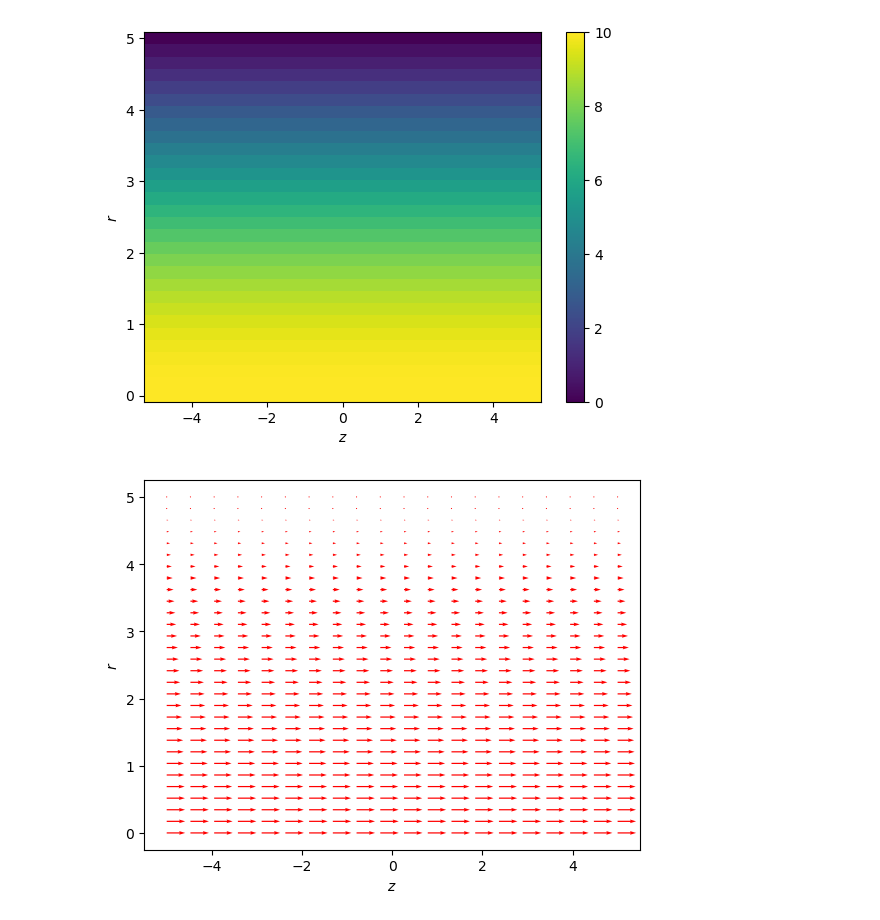
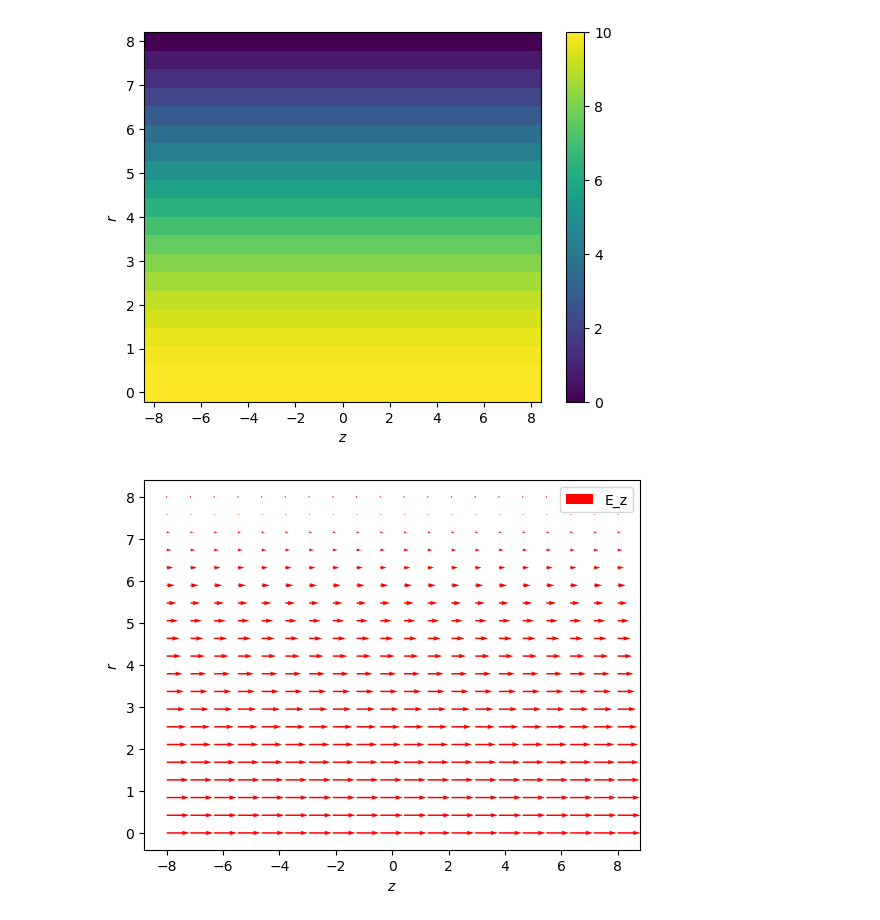
Before and after one commit to ojordanc2005/muCATALYST, a Jupyter notebook: EM_fields.ipynb, the cells around one changed output. Saved outputs shown, nothing was run; the diff lists cells and outputs as text; code cells hidden in the pictures.

```diff
--- a/EM_fields.ipynb
+++ b/EM_fields.ipynb
@@ -7,16 +7,18 @@ __Electric and magnetic fields vary as $$E = E_0 J_0 (\frac{j_{0 1}}{a} r)$$ and
+# %%
+# define our variables here
+r = np.linspace(0, 8, 20)
+z = np.linspace(-8,8,20)
+
+a = 8
+E_0 = 10
+Z_0 = 1
 # %%
 def function_of_E (E_0, z, r, a):
     E = E_0 * special.jv(0, ((special.jn_zeros(0, 1)/a) * r))
     return E
 
-r = np.linspace(0, 8, 30)
-z = np.linspace(-5,5,20)
-
-a = 5
-E_0 = 10
-
 plt.plot(r, function_of_E(E_0, z, r, a))
 plt.xlabel('$r$')
-plt.ylabel('$E$')
+plt.ylabel('$E_z$')
 plt.show()
 # %% [output]
@@ -24,30 +26,29 @@ plt.show()
 # %%
-r = np.linspace(0, 5, 30)
-z = np.linspace(-5, 5, 20)
-
 X,Y = np.meshgrid(z,r)
 
 E = function_of_E(E_0, X,Y, a)
 
-plt.pcolormesh(X,Y,E)
+plt.pcolormesh(X,Y,E, label='E')
 plt.colorbar()
 
+#plt.legend()
 plt.xlabel('$z$')
 plt.ylabel('$r$')
 plt.show()
 # %% [output]
-[figure, old version]
+[figure, new version]
 # %%
 # some documentation: quiver([X, Y], U, V, [C], /, **kwargs)
 #X, Y define the arrow locations, U, V define the arrow directions,
 # and C optionally sets the color. The arguments X, Y, U, V, C are
 # positional-only.
 # ex) ax.quiver(x, y, z, u, v, w, length=0.3, normalize=True, linewidth=0.5)
 
-plt.quiver(X, Y, function_of_E(E_0, X,Y, a), 0, color='red')
+plt.quiver(X, Y, function_of_E(E_0, X,Y, a), 0, color='red', label='E_z')
 
+plt.legend()
 plt.xlabel('$z$')
 plt.ylabel('$r$')
 plt.show()
 # %% [output]
-[figure, old version]
+[figure, new version]
```
Also changed, not shown: parts of 7 cells of this notebook, 5 other files.
